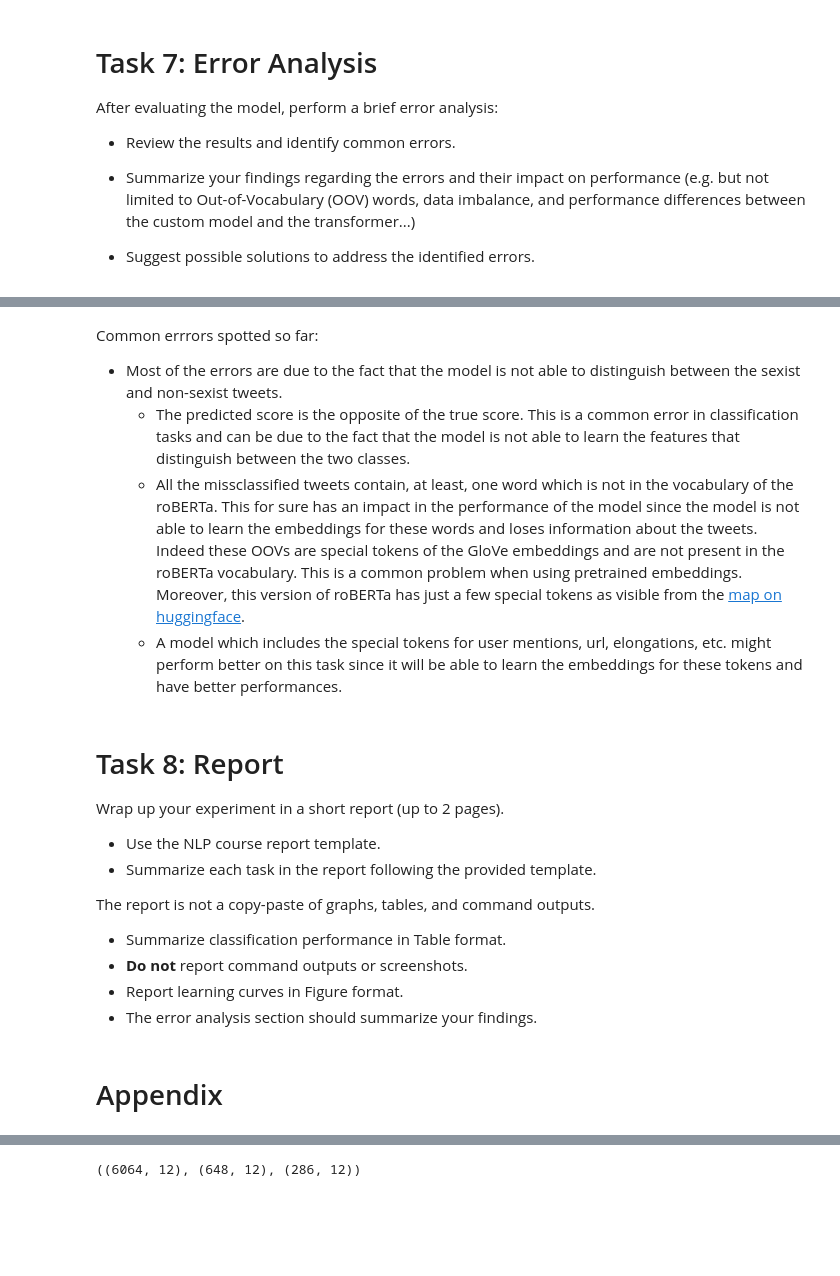
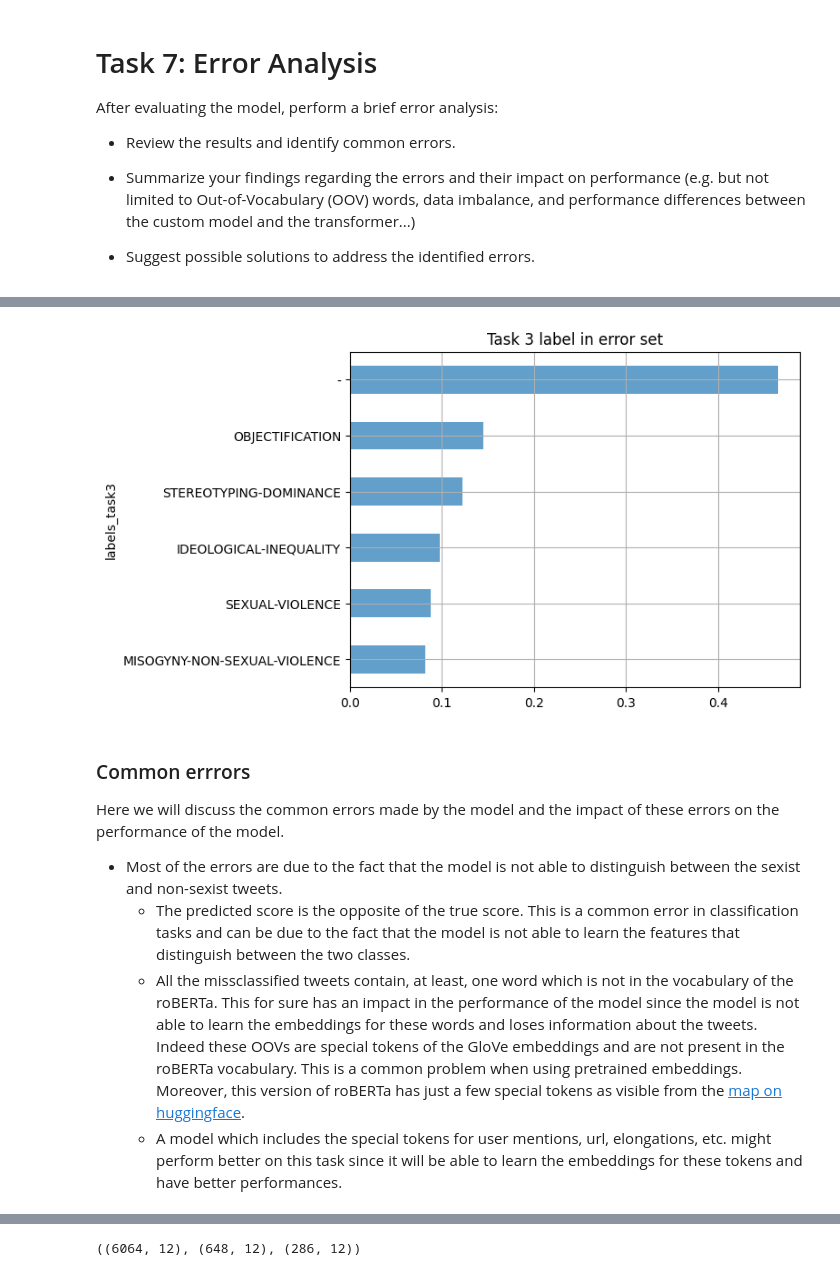
Before and after one commit to MatteoFasulo/Sexism-detection, a Jupyter notebook: assignment_1.ipynb, the cells around one changed output, grey strips where cells are left out. Drawn from its saved outputs; the diff is of its cells as text; code cells hidden in the pictures; blank space fills up the shorter version.

```diff
--- a/assignment_1.ipynb
+++ b/assignment_1.ipynb
@@ -1697,0 +1676,3 @@ Errors due to OOV: 53, 100.00%
+# %%
+error_df = test_copy[test_copy['id_EXIST'].isin(wrong_tweet_ids)]
+error_df.head()
@@ -1698,23 +1692,16 @@ Errors due to OOV: 53, 100.00%
+# %%
+error_df['labels_task3'].explode().explode().value_counts(normalize=True, ascending=True).plot(kind='barh', title='Task 3 label in error set', alpha=0.7).set_xticklabels
+plt.grid()
+plt.savefig(detector.IMG_FOLDER / 'task3_error_set.svg', format='svg')
+plt.show()
+# %% [output]
+[figure, added]
 # %% [markdown]
-Common errrors spotted so far:
+### Common errrors
+
+Here we will discuss the common errors made by the model and the impact of these errors on the performance of the model.
 
 * Most of the errors are due to the fact that the model is not able to distinguish between the sexist and non-sexist tweets.
     * The predicted score is the opposite of the true score. This is a common error in classification tasks and can be due to the fact that the model is not able to learn the features that distinguish between the two classes.
     * All the missclassified tweets contain, at least, one word which is not in the vocabulary of the roBERTa. This for sure has an impact in the performance of the model since the model is not able to learn the embeddings for these words and loses information about the tweets. Indeed these OOVs are special tokens of the GloVe embeddings and are not present in the roBERTa vocabulary. This is a common problem when using pretrained embeddings. Moreover, this version of roBERTa has just a few special tokens as visible from the [map on huggingface](https://huggingface.co/cardiffnlp/twitter-roberta-base-hate/blob/main/special_tokens_map.json).
     * A model which includes the special tokens for user mentions, url, elongations, etc. might perform better on this task since it will be able to learn the embeddings for these tokens and have better performances.
-# %% [markdown]
-# Task 8: Report
-
-Wrap up your experiment in a short report (up to 2 pages).
-
-* Use the NLP course report template.
-* Summarize each task in the report following the provided template.
-
-The report is not a copy-paste of graphs, tables, and command outputs.
-
-* Summarize classification performance in Table format.
-* **Do not** report command outputs or screenshots.
-* Report learning curves in Figure format.
-* The error analysis section should summarize your findings.
-# %% [markdown]
-# Appendix
```
Also changed, not shown: parts of 24 cells of this notebook, 23 other files.
